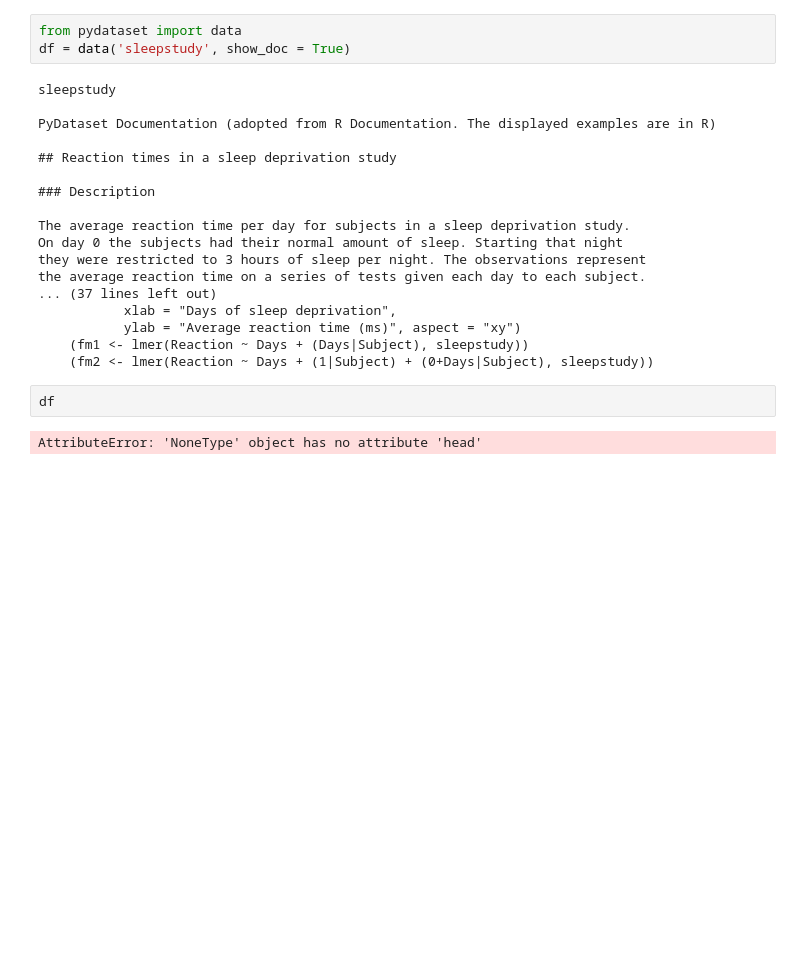
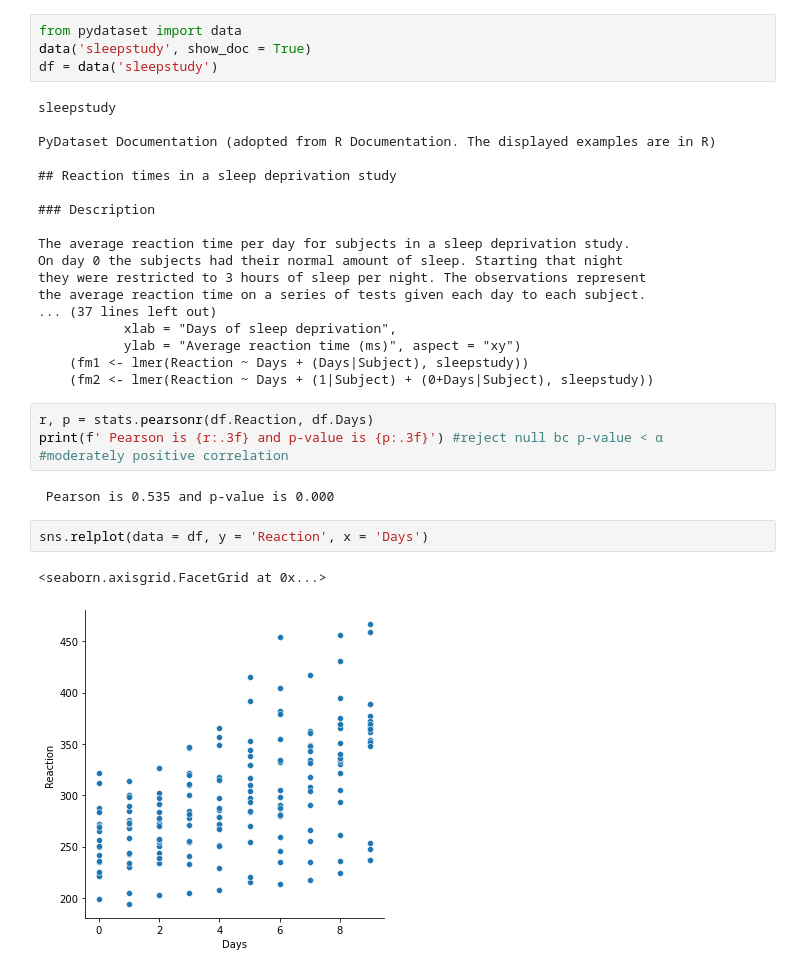
Before and after one commit to JulesMorris/statistics-exercises, a Jupyter notebook: correlation_exercises.ipynb, the cells around one changed output. Drawn from its saved outputs; the diff is of its cells as text; blank space fills up the shorter version.

```diff
--- a/correlation_exercises.ipynb
+++ b/correlation_exercises.ipynb
@@ -226,7 +369,8 @@ Use the employees database.
 Use the sleepstudy data. Is there a relationship between days and reaction time?
 # %%
 from pydataset import data
-df = data('sleepstudy', show_doc = True)
+data('sleepstudy', show_doc = True)
+df = data('sleepstudy')
 # %% [output]
 sleepstudy
 
@@ -245,7 +389,14 @@ the average reaction time on a series of tests given each day to each subject.
            ylab = "Average reaction time (ms)", aspect = "xy")
     (fm1 <- lmer(Reaction ~ Days + (Days|Subject), sleepstudy))
     (fm2 <- lmer(Reaction ~ Days + (1|Subject) + (0+Days|Subject), sleepstudy))
-# %%
-df
-# %% [output]
-AttributeError: 'NoneType' object has no attribute 'head'
+# %%
+r, p = stats.pearsonr(df.Reaction, df.Days)
+print(f' Pearson is {r:.3f} and p-value is {p:.3f}') #reject null bc p-value < α
+#moderately positive correlation
+# %% [output]
+ Pearson is 0.535 and p-value is 0.000
+# %%
+sns.relplot(data = df, y = 'Reaction', x = 'Days')
+# %% [output]
+<seaborn.axisgrid.FacetGrid at 0x...>
+[figure, added]
```
Also changed, not shown: parts of 17 cells of this notebook.
